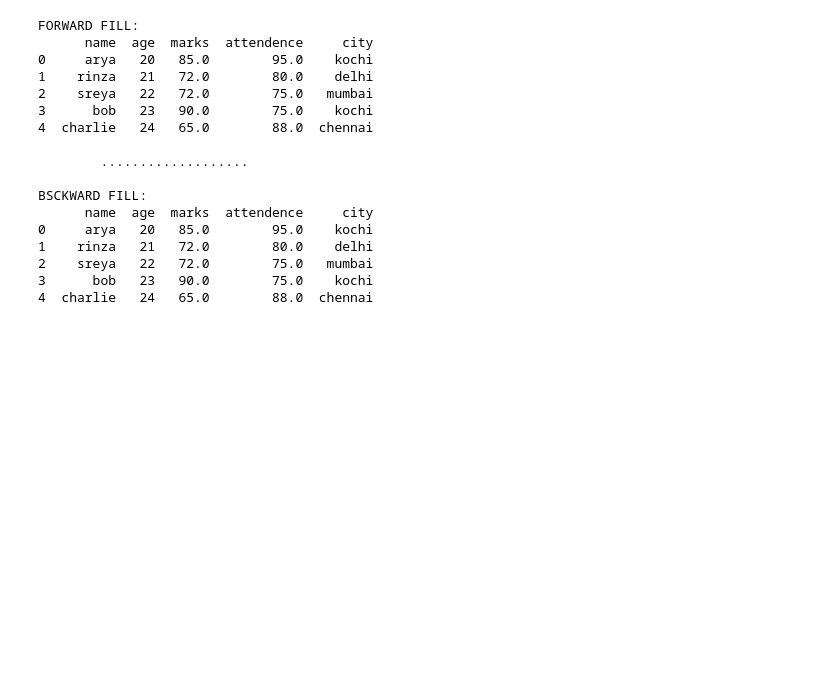
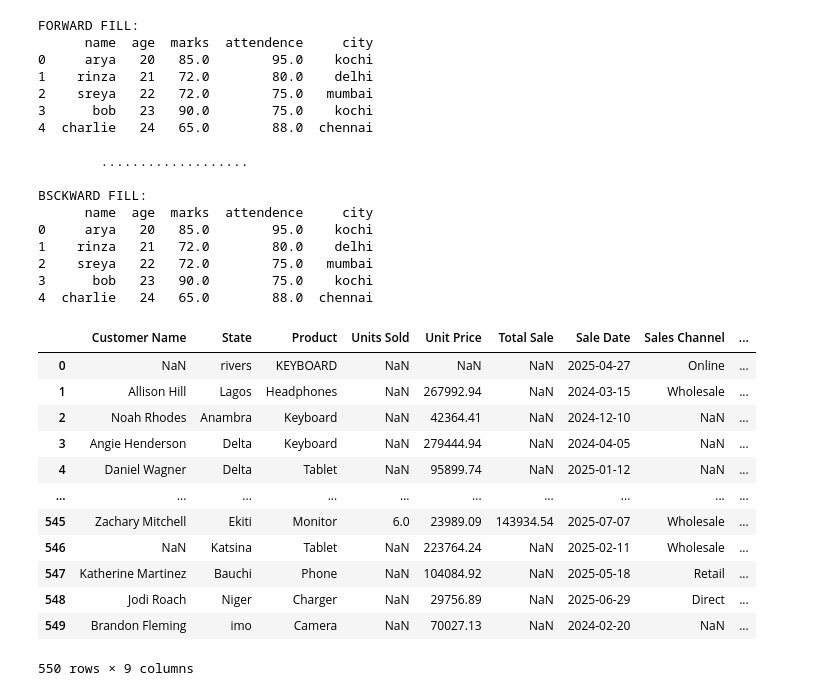
Before and after one commit to Sayahniyas/DATASCIENCE_PROJECTS, a Jupyter notebook: numpy_and_pandas.ipynb, the cells around one changed output. Cells and saved outputs as stored; diff of their text form; code cells hidden in the pictures; blank space fills up the shorter version.

```diff
--- a/numpy_and_pandas.ipynb
+++ b/numpy_and_pandas.ipynb
@@ -640,3 +640,20 @@ BSCKWARD FILL:
 2    sreya   22   72.0        75.0   mumbai
 3      bob   23   90.0        75.0    kochi
 4  charlie   24   65.0        88.0  chennai
+# %%
+df=pd.read_csv("/content/nigeria_messy_sales_dataset (1).csv")
+df
+# %% [output]
+|  | Customer Name | State | Product | Units Sold | Unit Price | Total Sale | Sale Date | Sales Channel | ... |
+| 0 | NaN | rivers | KEYBOARD | NaN | NaN | NaN | 2025-04-27 | Online | ... |
+| 1 | Allison Hill | Lagos | Headphones | NaN | 267992.94 | NaN | 2024-03-15 | Wholesale | ... |
+| 2 | Noah Rhodes | Anambra | Keyboard | NaN | 42364.41 | NaN | 2024-12-10 | NaN | ... |
+| 3 | Angie Henderson | Delta | Keyboard | NaN | 279444.94 | NaN | 2024-04-05 | NaN | ... |
+| 4 | Daniel Wagner | Delta | Tablet | NaN | 95899.74 | NaN | 2025-01-12 | NaN | ... |
+| ... | ... | ... | ... | ... | ... | ... | ... | ... | ... |
+| 545 | Zachary Mitchell | Ekiti | Monitor | 6.0 | 23989.09 | 143934.54 | 2025-07-07 | Wholesale | ... |
+| 546 | NaN | Katsina | Tablet | NaN | 223764.24 | NaN | 2025-02-11 | Wholesale | ... |
+| 547 | Katherine Martinez | Bauchi | Phone | NaN | 104084.92 | NaN | 2025-05-18 | Retail | ... |
+| 548 | Jodi Roach | Niger | Charger | NaN | 29756.89 | NaN | 2025-06-29 | Direct | ... |
+| 549 | Brandon Fleming | imo | Camera | NaN | 70027.13 | NaN | 2024-02-20 | NaN | ... |
+550 rows × 9 columns
```
